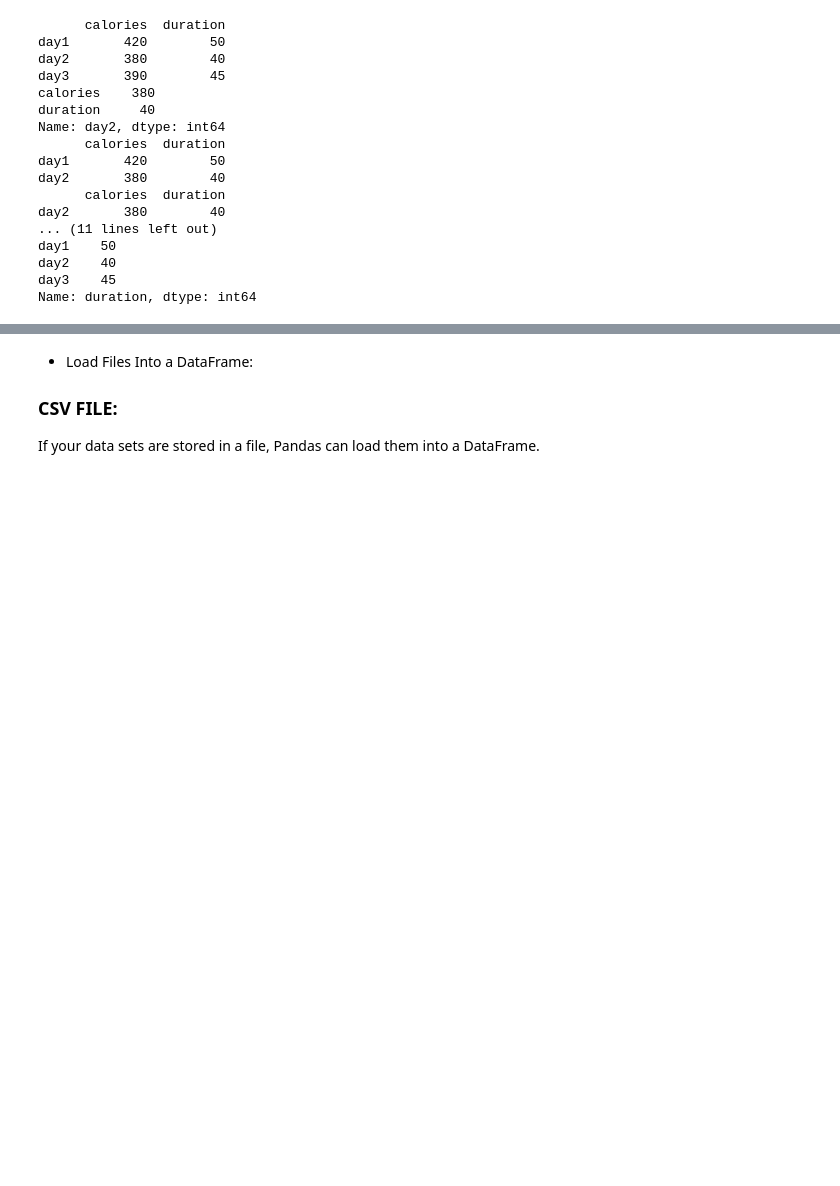
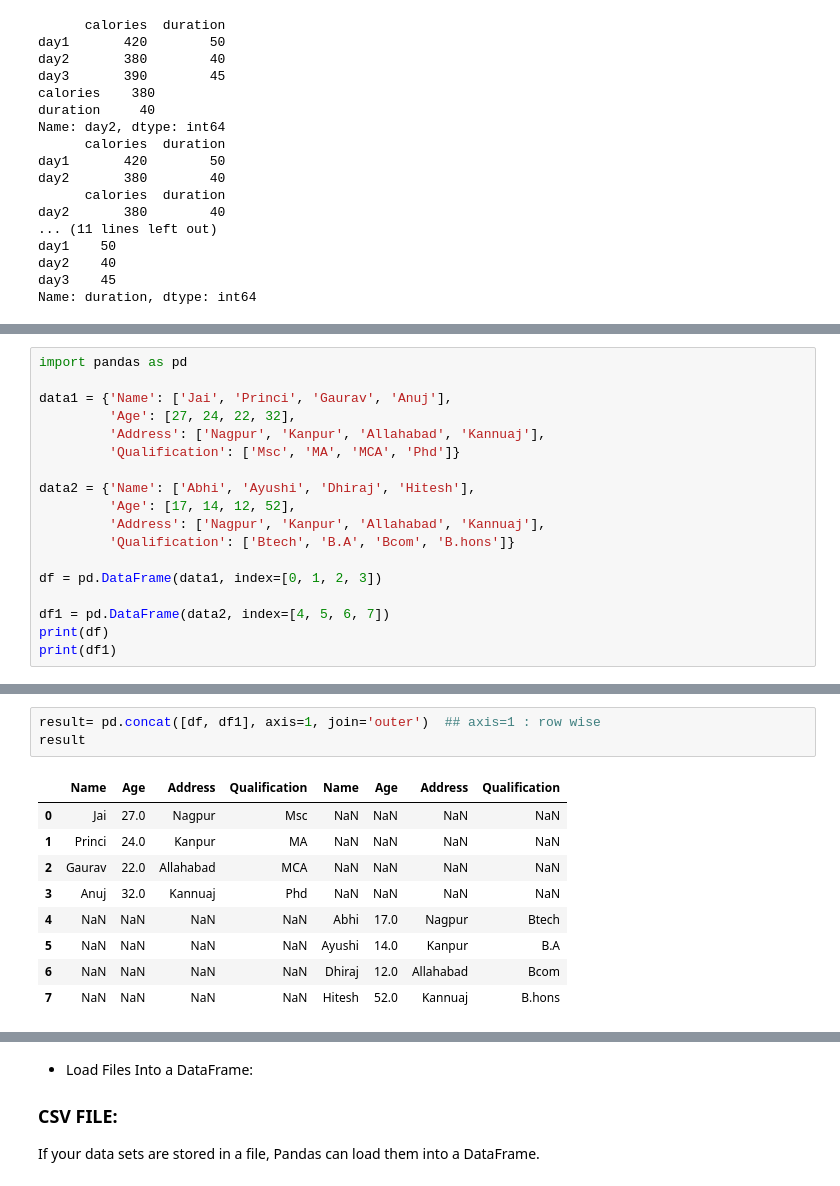
Before and after one commit to VaishnaviJadhav350/intern, a Jupyter notebook: python basics/python libraries/pandas.ipynb, the cells around one changed output, grey strips where cells are left out. Saved outputs shown, nothing was run; the diff lists cells and outputs as text; blank space fills up the shorter version.

```diff
--- a/python basics/python libraries/pandas.ipynb
+++ b/python basics/python libraries/pandas.ipynb
@@ -184,0 +329,18 @@ Name: duration, dtype: int64
+# %%
+import pandas as pd
+
+data1 = {'Name': ['Jai', 'Princi', 'Gaurav', 'Anuj'],
+         'Age': [27, 24, 22, 32],
+         'Address': ['Nagpur', 'Kanpur', 'Allahabad', 'Kannuaj'],
+         'Qualification': ['Msc', 'MA', 'MCA', 'Phd']}
+
+data2 = {'Name': ['Abhi', 'Ayushi', 'Dhiraj', 'Hitesh'],
+         'Age': [17, 14, 12, 52],
+         'Address': ['Nagpur', 'Kanpur', 'Allahabad', 'Kannuaj'],
+         'Qualification': ['Btech', 'B.A', 'Bcom', 'B.hons']}
+
+df = pd.DataFrame(data1, index=[0, 1, 2, 3])
+
+df1 = pd.DataFrame(data2, index=[4, 5, 6, 7])
+print(df)
+print(df1)
@@ -184,0 +455,13 @@ Name: duration, dtype: int64
+# %%
+result= pd.concat([df, df1], axis=1, join='outer')  ## axis=1 : row wise
+result
+# %% [output]
+|  | Name | Age | Address | Qualification | Name | Age | Address | Qualification |
+| 0 | Jai | 27.0 | Nagpur | Msc | NaN | NaN | NaN | NaN |
+| 1 | Princi | 24.0 | Kanpur | MA | NaN | NaN | NaN | NaN |
+| 2 | Gaurav | 22.0 | Allahabad | MCA | NaN | NaN | NaN | NaN |
+| 3 | Anuj | 32.0 | Kannuaj | Phd | NaN | NaN | NaN | NaN |
+| 4 | NaN | NaN | NaN | NaN | Abhi | 17.0 | Nagpur | Btech |
+| 5 | NaN | NaN | NaN | NaN | Ayushi | 14.0 | Kanpur | B.A |
+| 6 | NaN | NaN | NaN | NaN | Dhiraj | 12.0 | Allahabad | Bcom |
+| 7 | NaN | NaN | NaN | NaN | Hitesh | 52.0 | Kannuaj | B.hons |
```
Also changed, not shown: parts of 30 cells of this notebook, 2 other files.
